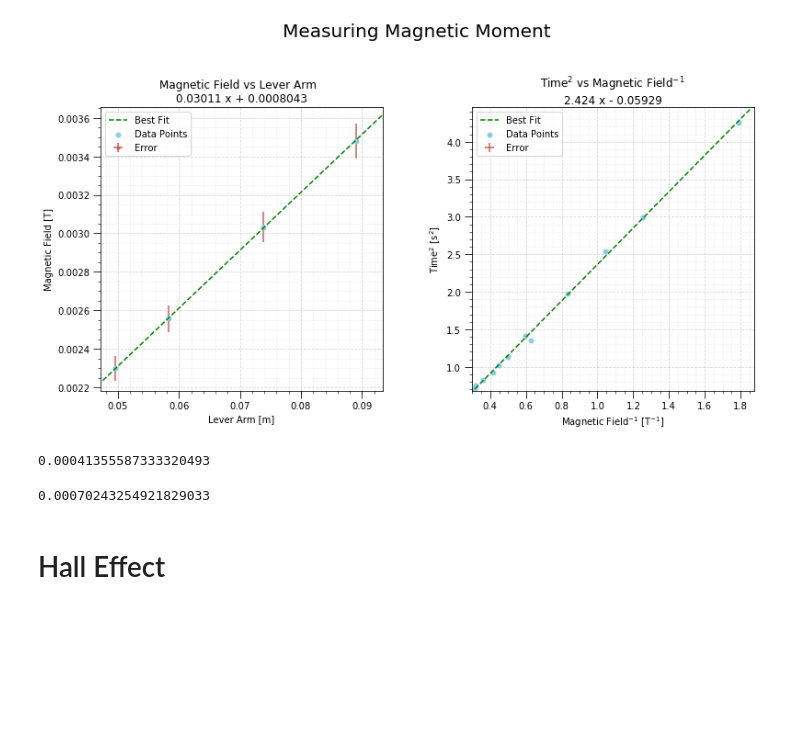
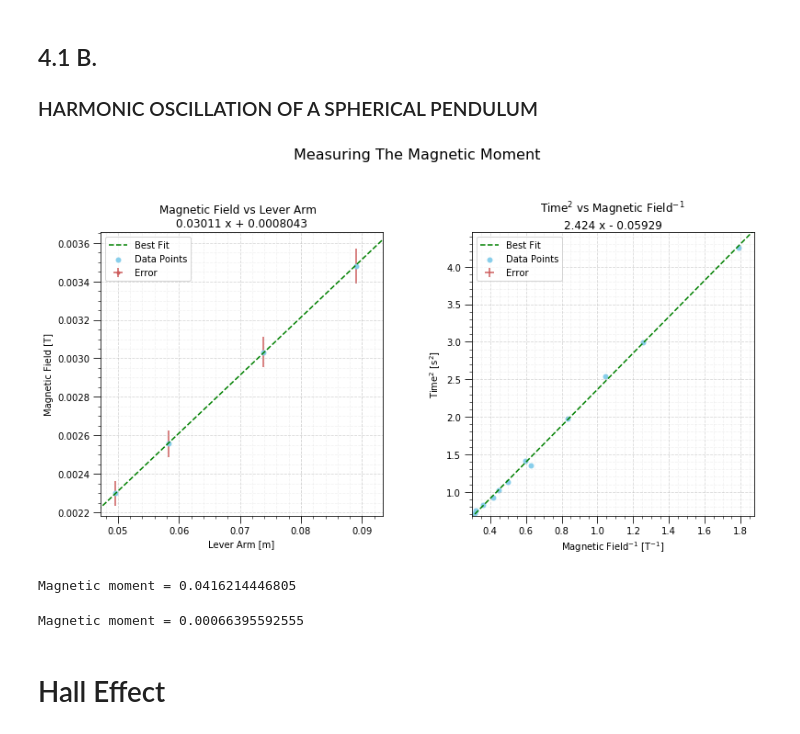
Before and after one commit to devincunningham/In-Rainbows, a Jupyter notebook: Solid State Lab/Unntitled (1).ipynb, the cells around one changed output. Saved outputs shown, nothing was run; the diff lists cells and outputs as text; code cells hidden in the pictures; blank space fills up the shorter version.

```diff
--- a/Solid State Lab/Unntitled (1).ipynb
+++ b/Solid State Lab/Unntitled (1).ipynb
@@ -16,11 +38,31 @@ cue_r = .5*5.379e-2 #m
+# %% [markdown]
+## 4.1 B.
+### HARMONIC OSCILLATION OF A SPHERICAL PENDULUM
 # %%
+# Defined constants:
+mass = .1409 #(+/- .001) kg
+rod_l = 9.381e-2 #(+/- .001) m
+handle_d = 1.261e-2 #(+/- .001) m
+cue_r = .5*5.379e-2 #(+/- .001) m
+
+# r = lever arm from center of ball to weight attached to rod
 r = np.array([4.961,5.831,8.901, 7.381]) * 1e-2
+
+# amp = current measurement for each lever arm
 amp = [1.69,1.88,2.56, 2.23]
+
+# amp2 = defined currents for period measurements of pendulum
 amp2 = 1./np.array([.7,1.0,1.2,1.5,2.0,2.1,2.5,2.8,3.0,3.5,3.9,4.0])
+
+# sec = measurement of period of harmonic pendulum
 sec = np.array([2.061,1.73,1.595,1.404,1.161,1.19,1.065,1.013,.958,.906,.865,.8485])**2
-B = 1.36e-3
+B = 1.36e-3 #conversion constant amps to teslas
+
+# tesla, tesla2 = current measurements converted into teslas
 tesla = [1.69*B,1.88*B,2.56*B, 2.23*B]
 tesla2 = amp2*((4.*np.pi**2*4.313e-5)/B)
+
+# linear fits for data
 amp_fit = np.polyfit(r,amp,1)
 amp_fit = np.poly1d(amp_fit)
 amp_fit_range = np.linspace(0, 10, 100)
@@ -34,63 +76,64 @@ tesla2_fit = np.polyfit(tesla2,sec,1)
 tesla2_fit = np.poly1d(tesla2_fit)
 tesla2_fit_range = np.linspace(0, 10, 100)
 
+# errors associated with magnetic field
 tesla_err = [amp[i]*B*(.01 / amp[i] + .03e-3 / B) for i, val in enumerate(amp)]
 tesla2_err = [amp2[i]*B*(.01 / amp2[i] + .03e-3 / B) for i, val in enumerate(amp2)]
 
+# GRAPH FORMATTING
+wspace = 0.25
+hspace = 0.25
 height_ratios = [.25,6]
 width_ratios = [6,.25,6]
-wspace = 0.25
-hspace = 0.25
 fig = plt.figure(figsize=(sum(width_ratios) + wspace * (len(width_ratios) - 1),
                           sum(height_ratios) + hspace * (len(height_ratios) - 1)))
 gs = gridspec.GridSpec(len(height_ratios), len(width_ratios), height_ratios=height_ratios, width_ratios=width_ratios)
-fig.suptitle('Measuring Magnetic Moment', fontsize=20)
-
-
+fig.suptitle('Measuring The Magnetic Moment', fontsize=16)
 ax = fig.add_subplot(gs[1, 0])
 ax.scatter(r,tesla, marker='o', s=24, c = 'skyblue', label='Data Points')
 ax.plot(tesla_fit_range, tesla_fit(tesla_fit_range), '--', c = 'green', label='Best Fit')
 ax.errorbar(r, tesla, xerr=0.01 * 1e-2, yerr=tesla_err, fmt='.', c='indianred', label='Error', zorder=0)
 ax.update({'title': 'Magnetic Field vs Lever Arm {}'.format(tesla_fit),
             'xlabel': 'Lever Arm [m]',
             'ylabel': 'Magnetic Field [T]',
             'xlim': (min(r) - min(r)*.05, max(r) + max(r)*.05),
             'ylim': (min(tesla) - min(tesla)*.05, max(tesla) + max(tesla)*.05)})
 ax.minorticks_on()
 ax.tick_params('both', length=8, which='major')
 ax.tick_params('both',length=3, which='minor')
 ax.grid(True, which='major', ls='dashed', alpha=.5)
 ax.grid(True, which='minor', ls='dashed', alpha=.15)
 ax.legend(loc='best')
-
 ax = fig.add_subplot(gs[1, 2])
 ax.scatter(tesla2, sec, marker='o', s=24, c = 'skyblue', label='Data Points')
 ax.plot(tesla2_fit_range, tesla2_fit(tesla2_fit_range), '--', c = 'green', label='Best Fit')
 ax.errorbar(tesla2, sec, xerr=tesla2_err, yerr=.02**2, fmt=',', c='indianred', label='Error', zorder=0)
 ax.update({'title': 'Time$^{2}$ vs Magnetic Field$^{-1}$' + '{}'.format(tesla2_fit),
             'xlabel': 'Magnetic Field$^{-1}$ [T$^{-1}$]',
             'ylabel': 'Time$^{2}$ [s$^{2}$]',
             'xlim': (min(tesla2) - min(tesla2)*.05, max(tesla2) + max(tesla2)*.05),
             'ylim': (min(sec)*.95, max(sec)*1.05)})
 ax.minorticks_on()
 ax.tick_params('both', length=8, which='major')
 ax.tick_params('both',length=3, which='minor')
 ax.grid(True, which='major', ls='dashed', alpha=.5)
 ax.grid(True, which='minor', ls='dashed', alpha=.15)
 ax.legend(loc='best')
-
 plt.show()
 # %% [output]
-[figure, old version]
+[figure, new version]
-# %%
-tesla_fit[1] * mass * 9.81
-# %% [output]
-0.00041355587333320493
-# %%
-moment = 4.313e-5
-4.*np.pi**2*moment/tesla2_fit[1]
-# %% [output]
-0.00070243254921829033
+# %%
+# mu = coeff * mass * g
+print 'Magnetic moment =', tesla_fit[1] * mass * 9.81
+# %% [output]
+Magnetic moment = 0.0416214446805
+# %%
+# moment of inertia of sphere = 2/5 * m * R**2
+moment = 2./5.*mass*cue_r**2
+# mu = 4*pi^2*I / coeff
+print 'Magnetic moment =', 4.*np.pi**2*moment/tesla2_fit[1]
+# %% [output]
+Magnetic moment = 0.00066395592555
 # %% [markdown]
 # Hall Effect
 # %% [markdown]
```
Also changed, not shown: parts of 10 cells of this notebook, 5 other files.
